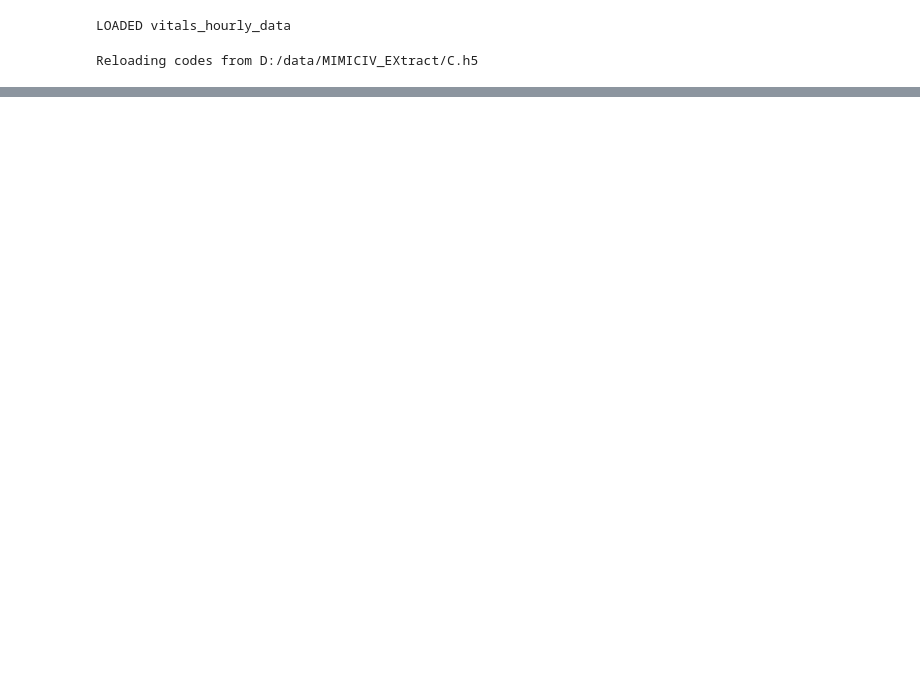
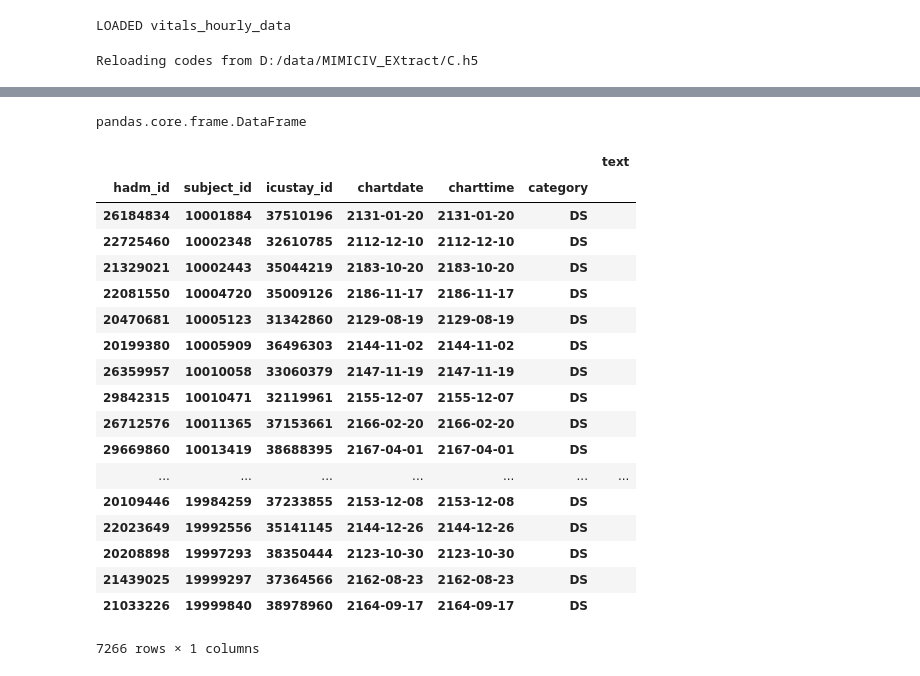
Before and after one commit to liesgame/MIMICIV_Extract, a Jupyter notebook: Untitled.ipynb, the cells around one changed output, grey strips where cells are left out. Cells and saved outputs as stored; diff of their text form; code cells hidden in the pictures; blank space fills up the shorter version.

```diff
--- a/Untitled.ipynb
+++ b/Untitled.ipynb
@@ -332,3 +332,5 @@ def save_numerics(
     if dynamic_hd5_filename is not None: X.to_hdf(os.path.join(outPath, dynamic_hd5_filename), 'X')
 
     return X
+# %%
+ spacy.load('en_core_web_sm')
@@ -1351,6 +1335,32 @@ your performance may suffer as PyTables will pickle object types that it cannot
 map directly to c-types [inferred_type->mixed,key->values] [items->None]
 
   return pytables.to_hdf(path_or_buf, key, self, **kwargs)
+# %%
+type(notes)
+# %% [output]
+pandas.core.frame.DataFrame
+# %%
+notes
+# %% [output]
+|  |  |  |  |  |  | text |
+| hadm_id | subject_id | icustay_id | chartdate | charttime | category |  |
+| 26184834 | 10001884 | 37510196 | 2131-01-20 | 2131-01-20 | DS |  |
+| 22725460 | 10002348 | 32610785 | 2112-12-10 | 2112-12-10 | DS |  |
+| 21329021 | 10002443 | 35044219 | 2183-10-20 | 2183-10-20 | DS |  |
+| 22081550 | 10004720 | 35009126 | 2186-11-17 | 2186-11-17 | DS |  |
+| 20470681 | 10005123 | 31342860 | 2129-08-19 | 2129-08-19 | DS |  |
+| 20199380 | 10005909 | 36496303 | 2144-11-02 | 2144-11-02 | DS |  |
+| 26359957 | 10010058 | 33060379 | 2147-11-19 | 2147-11-19 | DS |  |
+| 29842315 | 10010471 | 32119961 | 2155-12-07 | 2155-12-07 | DS |  |
+| 26712576 | 10011365 | 37153661 | 2166-02-20 | 2166-02-20 | DS |  |
+| 29669860 | 10013419 | 38688395 | 2167-04-01 | 2167-04-01 | DS |  |
+| ... | ... | ... | ... | ... | ... | ... |
+| 20109446 | 19984259 | 37233855 | 2153-12-08 | 2153-12-08 | DS |  |
+| 22023649 | 19992556 | 35141145 | 2144-12-26 | 2144-12-26 | DS |  |
+| 20208898 | 19997293 | 38350444 | 2123-10-30 | 2123-10-30 | DS |  |
+| 21439025 | 19999297 | 37364566 | 2162-08-23 | 2162-08-23 | DS |  |
+| 21033226 | 19999840 | 38978960 | 2164-09-17 | 2164-09-17 | DS |  |
+7266 rows × 1 columns
 # %%
 #############
 # If there is outcome extraction
```
Also changed, not shown: parts of 27 cells of this notebook, 17 other files.
